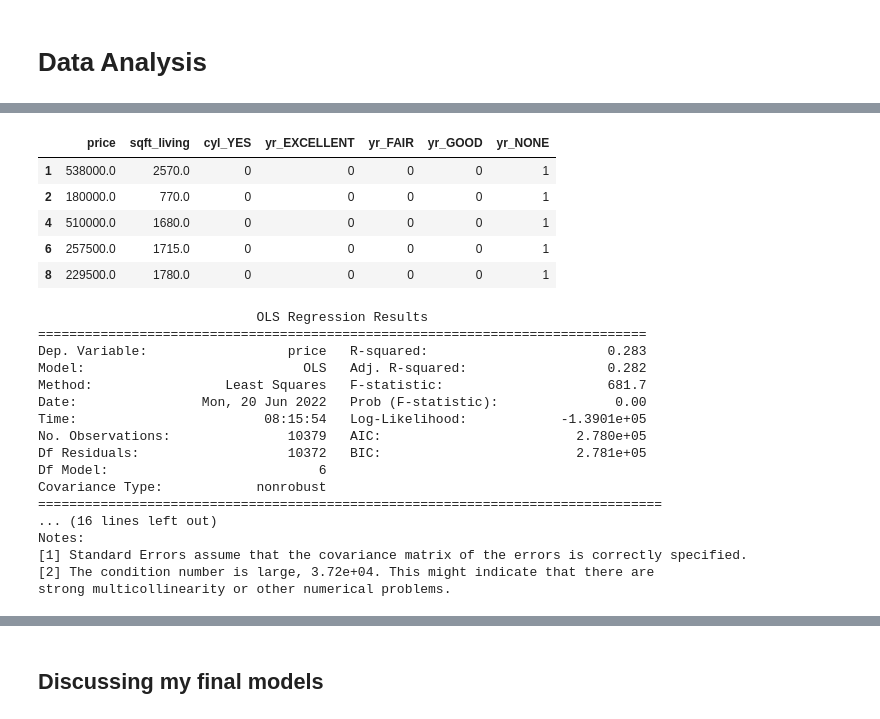
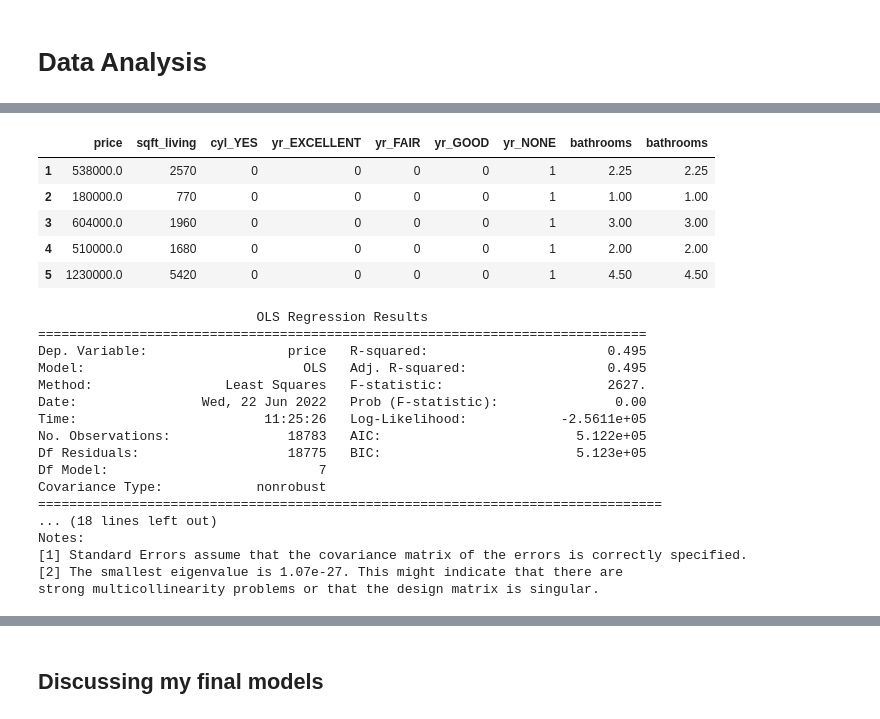
Before and after one commit to RachaelBryant/Phase-Two-Project-Repository, a Jupyter notebook: Real estate Resale Needs Analysis.ipynb, the cells around one changed output, grey strips where cells are left out. Cells and saved outputs as stored; diff of their text form; code cells hidden in the pictures.

```diff
--- a/Real estate Resale Needs Analysis.ipynb
+++ b/Real estate Resale Needs Analysis.ipynb
@@ -549,6 +503,5 @@ IndexError: index 2 is out of bounds for axis 0 with size 2
 # %%
 #Second model. Droping unecessary features to improve model
-X_train_second_model = X_train_numeric.drop(["id", "floors", "yr_renovated",], axis=1).copy()
-
+X_train_second_model= X_train_numeric.drop(["id",  "floors",'yr_built', 'yr_renovated', 'zipcode'], axis=1).copy()
 X_train_second_model
 # %% [output]
@@ -692,11 +773,14 @@ X_test_final = X_test[best_features]
+# %%
+X_train_3 = X_test[features]
+X_test_3 = X_test[features]
 # %%
 #Final model using the three best features from other models and also the sklearn featue selection, 50% of the variance was covered.
-final_model = LinearRegression()
+model3 = LinearRegression()
 
 # Fit the model on X_train_final and y_train
-final_model.fit(X_train_final, y_train)
+model3.fit(X_train_3, y_train)
 
 # Score the model on X_test_final and y_test
 # (use the built-in .score method)
-final_model.score(X_test_final, y_test)
+model3.score(X_test_3, y_test)
 # %% [output]
@@ -722,14 +898,16 @@ Intercept: 76386.54771952692
 # %%
 #Creating dummy variables for each categorical feature and using them in regression
-price = data['price']
-sqft_living = data['sqft_living']
+price = y_train
+sqft_living = X_train['sqft_living']
+bathroom = X_train['bathrooms']
+bedroom = X_train['bedrooms']
 
 scaled_price = (price-min(price))/(max(price)-min(price))
 
 data_fin = pd.DataFrame([])
 data_fin['price'] = scaled_price
-waterfront_dummies = pd.get_dummies(data['waterfront'], prefix='cyl', drop_first=True)
-view_dummies = pd.get_dummies(data['view'], prefix='yr', drop_first=True)
+waterfront_dummies = pd.get_dummies(X_train['waterfront'], prefix='cyl', drop_first=True)
+view_dummies = pd.get_dummies(X_train['view'], prefix='yr', drop_first=True)
 
 data_fin = pd.concat([price, data_fin, sqft_living, waterfront_dummies,view_dummies], axis=1)
 # %%
@@ -753,11 +931,11 @@ memory usage: 375.0 KB
 # %%
-data_ols = pd.concat([price, sqft_living, waterfront_dummies,view_dummies], axis=1)
+data_ols = pd.concat([price, sqft_living, waterfront_dummies,view_dummies, bathroom, bathroom], axis=1)
 data_ols.head()
 # %% [output]
-|  | price | sqft_living | cyl_YES | yr_EXCELLENT | yr_FAIR | yr_GOOD | yr_NONE |
-| 1 | 538000.0 | 2570.0 | 0 | 0 | 0 | 0 | 1 |
-| 2 | 180000.0 | 770.0 | 0 | 0 | 0 | 0 | 1 |
-| 4 | 510000.0 | 1680.0 | 0 | 0 | 0 | 0 | 1 |
-| 6 | 257500.0 | 1715.0 | 0 | 0 | 0 | 0 | 1 |
-| 8 | 229500.0 | 1780.0 | 0 | 0 | 0 | 0 | 1 |
+|  | price | sqft_living | cyl_YES | yr_EXCELLENT | yr_FAIR | yr_GOOD | yr_NONE | bathrooms | bathrooms |
+| 1 | 538000.0 | 2570 | 0 | 0 | 0 | 0 | 1 | 2.25 | 2.25 |
+| 2 | 180000.0 | 770 | 0 | 0 | 0 | 0 | 1 | 1.00 | 1.00 |
+| 3 | 604000.0 | 1960 | 0 | 0 | 0 | 0 | 1 | 3.00 | 3.00 |
+| 4 | 510000.0 | 1680 | 0 | 0 | 0 | 0 | 1 | 2.00 | 2.00 |
+| 5 | 1230000.0 | 5420 | 0 | 0 | 0 | 0 | 1 | 4.50 | 4.50 |
 # %%
@@ -770,25 +948,25 @@ pred_sum = '+'.join(predictors.columns)
 formula = outcome + '~' + pred_sum
 # %%
 #Unforunately this model with the dummies variables did not have a large R-squared and is therefore not a good model
-model_dummies = ols(formula=formula, data=data_ols)
+model4 = ols(formula=formula, data=data_ols)
 
-results = model_dummies.fit()
+results = model4.fit()
 print(results.summary())
 # %% [output]
                             OLS Regression Results
 ==============================================================================
-Dep. Variable:                  price   R-squared:                       0.283
-Model:                            OLS   Adj. R-squared:                  0.282
-Method:                 Least Squares   F-statistic:                     681.7
-Date:                Mon, 20 Jun 2022   Prob (F-statistic):               0.00
-Time:                        08:15:54   Log-Likelihood:            -1.3901e+05
-No. Observations:               10379   AIC:                         2.780e+05
-Df Residuals:                   10372   BIC:                         2.781e+05
-Df Model:                           6
+Dep. Variable:                  price   R-squared:                       0.495
+Model:                            OLS   Adj. R-squared:                  0.495
+Method:                 Least Squares   F-statistic:                     2627.
+Date:                Wed, 22 Jun 2022   Prob (F-statistic):               0.00
+Time:                        11:25:26   Log-Likelihood:            -2.5611e+05
+No. Observations:               18783   AIC:                         5.122e+05
+Df Residuals:                   18775   BIC:                         5.123e+05
+Df Model:                           7
 Covariance Type:            nonrobust
 ================================================================================
-... (16 lines left out)
+... (18 lines left out)
 Notes:
 [1] Standard Errors assume that the covariance matrix of the errors is correctly specified.
-[2] The condition number is large, 3.72e+04. This might indicate that there are
-strong multicollinearity or other numerical problems.
+[2] The smallest eigenvalue is 1.07e-27. This might indicate that there are
+strong multicollinearity problems or that the design matrix is singular.
```
Also changed, not shown: parts of 123 cells of this notebook.
